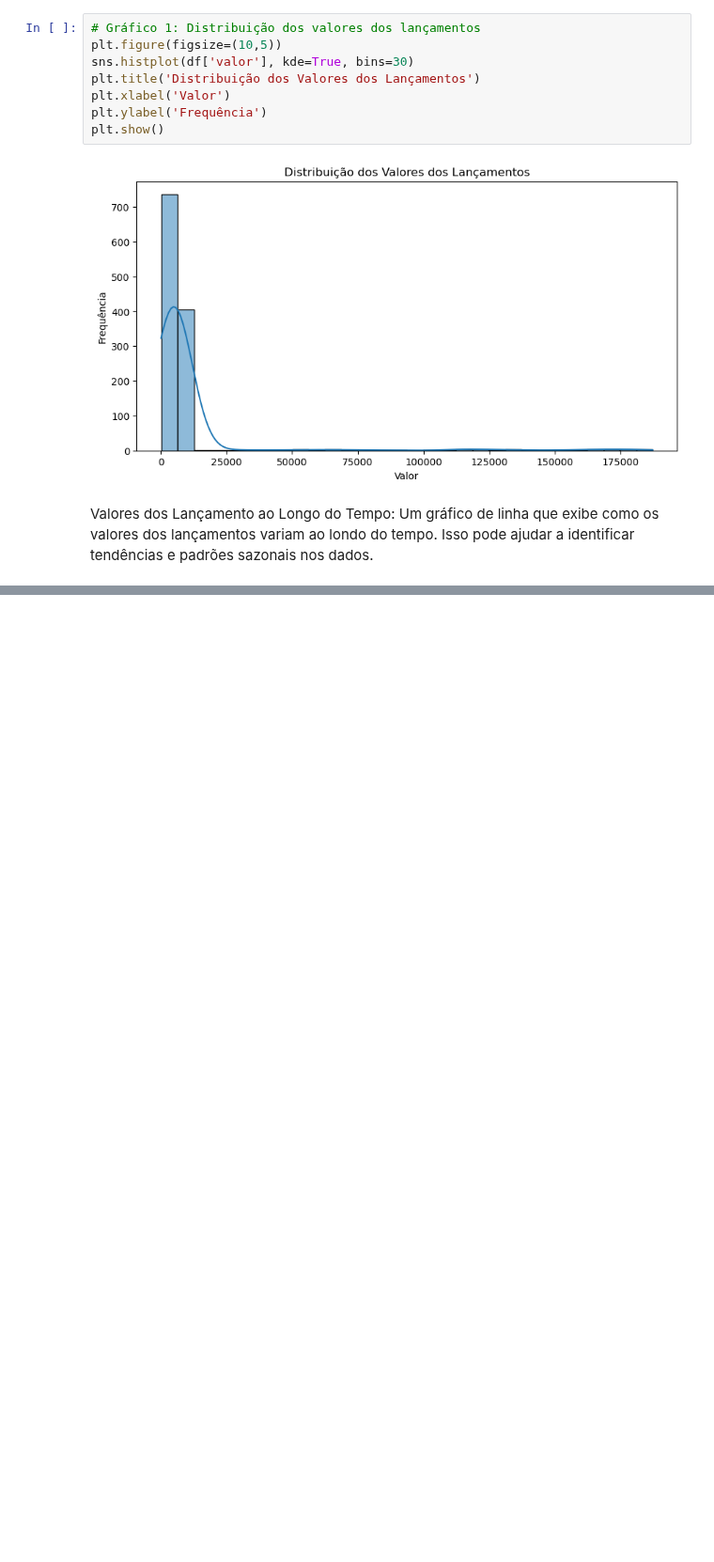
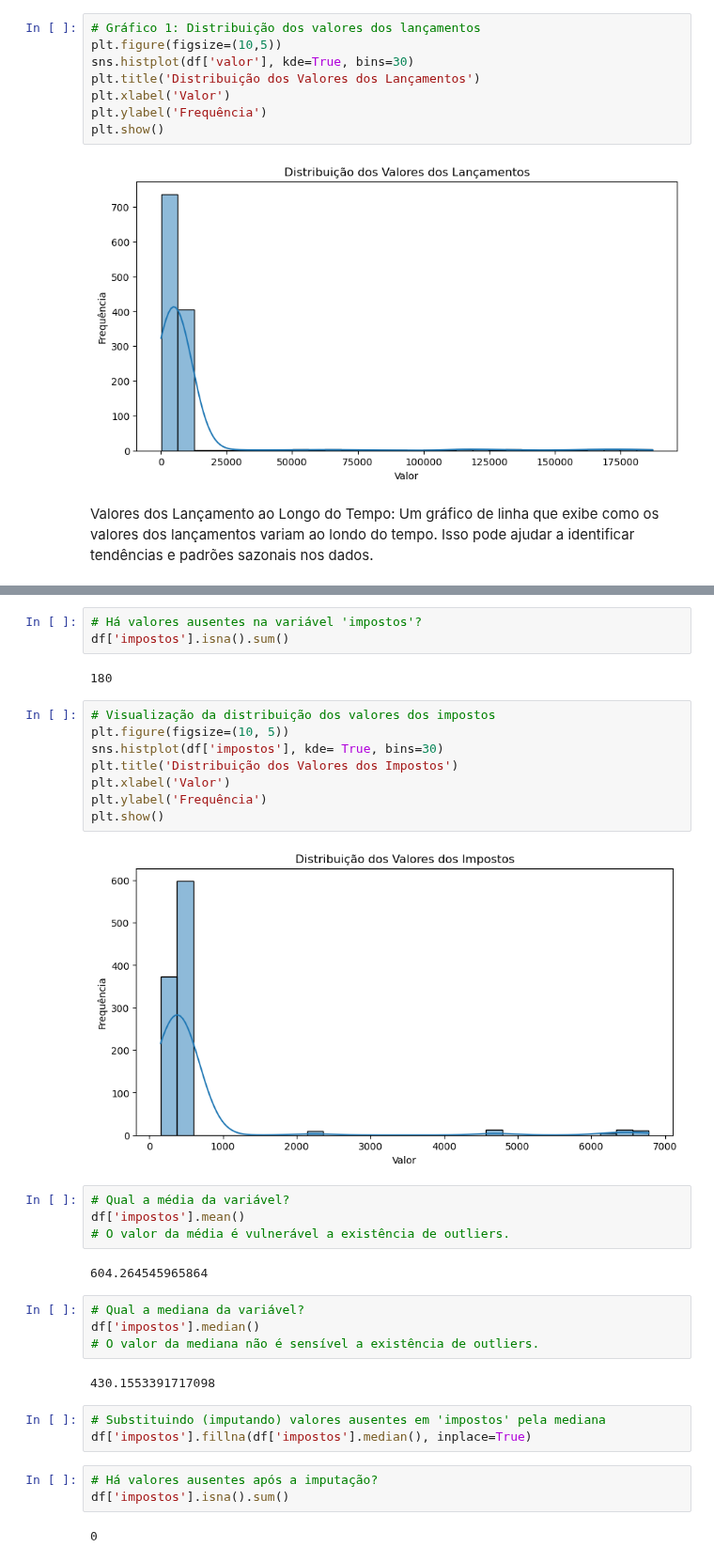
Before and after one commit to leojutsu/analise_de_dados, a Jupyter notebook: projeto4.ipynb, the cells around one changed output, grey strips where cells are left out. Shown at 94% size. Drawn from its saved outputs; the diff is of its cells as text; blank space fills up the shorter version.

```diff
--- a/projeto4.ipynb
+++ b/projeto4.ipynb
@@ -177,0 +220,35 @@ plt.show()
+# %%
+# Há valores ausentes na variável 'impostos'?
+df['impostos'].isna().sum()
+# %% [output]
+180
+# %%
+# Visualização da distribuição dos valores dos impostos
+plt.figure(figsize=(10, 5))
+sns.histplot(df['impostos'], kde= True, bins=30)
+plt.title('Distribuição dos Valores dos Impostos')
+plt.xlabel('Valor')
+plt.ylabel('Frequência')
+plt.show()
+# %% [output]
+[figure, added]
+# %%
+# Qual a média da variável?
+df['impostos'].mean()
+# O valor da média é vulnerável a existência de outliers.
+# %% [output]
+604.264545965864
+# %%
+# Qual a mediana da variável?
+df['impostos'].median()
+# O valor da mediana não é sensível a existência de outliers.
+# %% [output]
+430.1553391717098
+# %%
+# Substituindo (imputando) valores ausentes em 'impostos' pela mediana
+df['impostos'].fillna(df['impostos'].median(), inplace=True)
+# %%
+# Há valores ausentes após a imputação?
+df['impostos'].isna().sum()
+# %% [output]
+0
```
Also changed, not shown: parts of 8 cells of this notebook.
